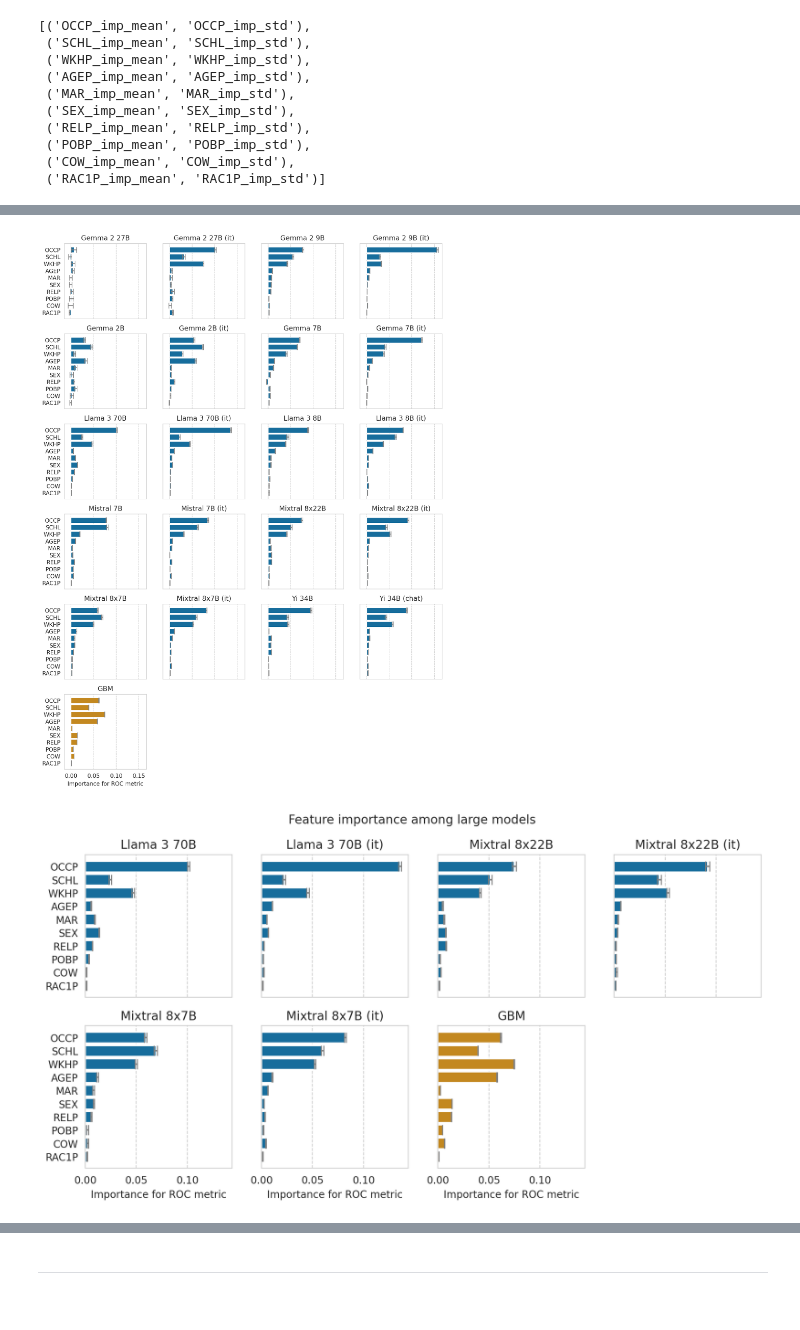
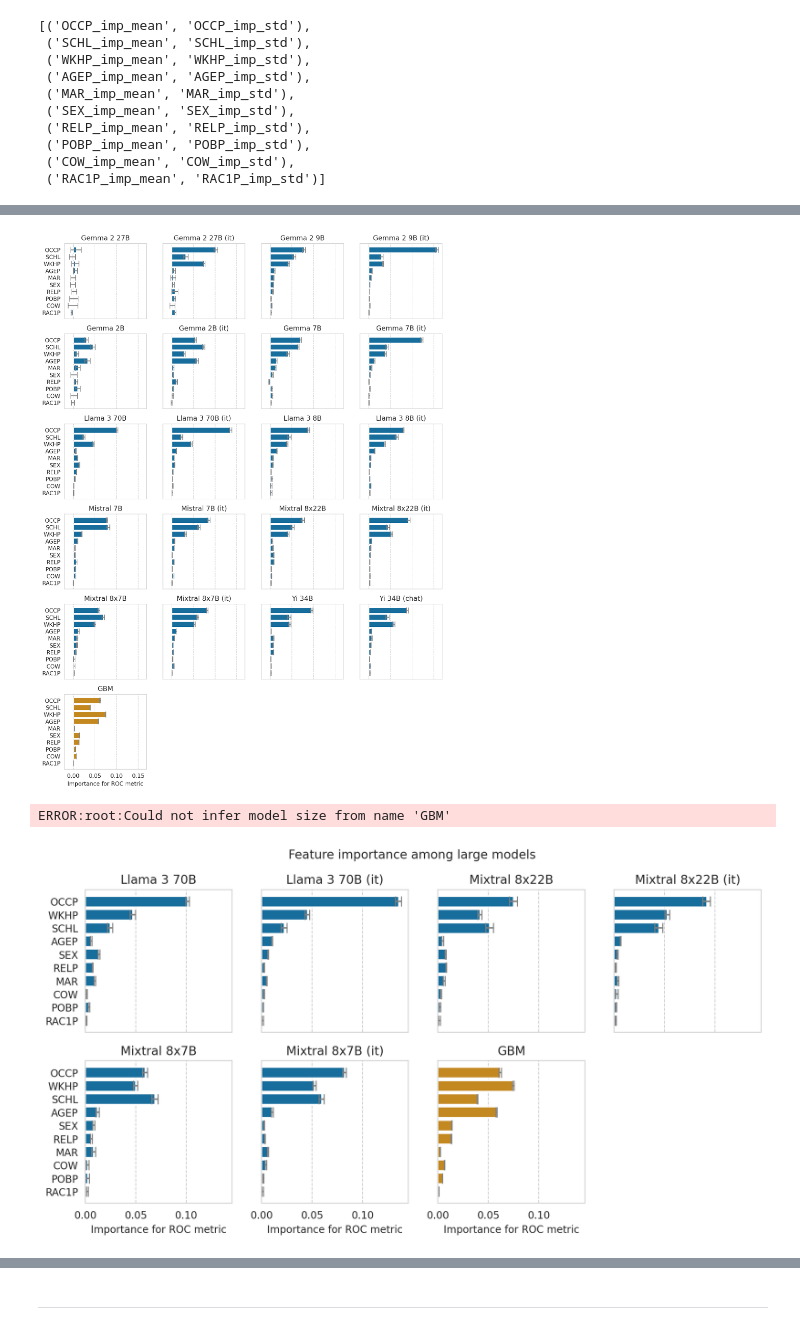
Before and after one commit to socialfoundations/folktexts, a Jupyter notebook: notebooks/parse-feature-importance-results.ipynb, the cells around one changed output, grey strips where cells are left out. Saved outputs shown, nothing was run; the diff lists cells and outputs as text; code cells hidden in the pictures.

Commit message:
updated feature importance plots

```diff
--- a/notebooks/parse-feature-importance-results.ipynb
+++ b/notebooks/parse-feature-importance-results.ipynb
@@ -154,6 +154,9 @@ df.to_csv(Path(RESULTS_ROOT_DIR) / f"feature_importance.{get_current_timestamp()
 # %%
 IMGS_DIR = Path(RESULTS_ROOT_DIR) / "imgs"
 IMGS_DIR.mkdir(exist_ok=True)
+
+def save_fig(fig, name):
+    fig.savefig((IMGS_DIR / name).with_suffix(".pdf"), bbox_inches="tight")
 # %%
 from matplotlib import pyplot as plt
 import seaborn as sns
@@ -183,7 +186,7 @@ def barplot_feat_imp(row: pd.Series, stdev_values=None, ax=None, **kwargs):
     ax.errorbar(
         x=row.values,
         y=labels,
-        xerr=stdev_values,
+        xerr=stdev_values * 2,  # 2 stdev ~> 95% c.i.
         fmt='none', c='grey', capsize=5,
     )
 
@@ -213,6 +216,9 @@ plt.savefig(IMGS_DIR / "mean-feat-imp.pdf")
 def plot_feat_imp_subplots(df):
     N_COLS = 4
     N_ROWS = math.ceil(len(df) / N_COLS)
+
+    cols_order = df[feat_imp_cols_sorted].mean().sort_values(ascending=False).index.tolist()
+    std_cols_order = [col.replace("_imp_mean", "_imp_std") for col in cols_order]
 
     fig, axes = plt.subplots(nrows=N_ROWS, ncols=N_COLS, figsize=(12, 2.8 * N_ROWS), sharey=True, sharex=True)
 
@@ -224,7 +230,7 @@ def plot_feat_imp_subplots(df):
         row = df.loc[m]
 
         barplot_feat_imp(
-            row[feat_imp_cols_sorted], stdev_values=row[feat_imp_std_cols_sorted],
+            row[cols_order], stdev_values=row[std_cols_order],
             ax=ax,
             color=palette[0] if m not in baselines else palette[1],
         )
@@ -237,15 +243,19 @@ def plot_feat_imp_subplots(df):
     return fig
 # %%
 fig = plot_feat_imp_subplots(df)
-fig.savefig(IMGS_DIR / "all-feat-imps.pdf")
+save_fig(fig, "all-feat-imps")
 # %% [output]
-[figure, old version]
+[figure, new version]
 # %%
 from folktexts.llm_utils import get_model_size_B
-large_models_filter = [(m in baselines) or (get_model_size_B(m) >= 40) for m in df.index]
+large_models_filter = np.array([(get_model_size_B(m, default=-1) >= 40) for m in df.index])
+baselines_filter = np.array([(m in baselines) for m in df.index])
+# %% [output]
+ERROR:root:Could not infer model size from name 'GBM'
 # %%
-fig = plot_feat_imp_subplots(df[large_models_filter])
+fig = plot_feat_imp_subplots(df[large_models_filter | baselines_filter])
 plt.suptitle("Feature importance among large models")
-fig.savefig(IMGS_DIR / "feat-imps-large-models.pdf")
+
+save_fig(fig, "feat-imps-large-models")
 # %% [output]
-[figure, old version]
+[figure, new version]
```
Also changed, not shown: parts of 2 cells of this notebook.
